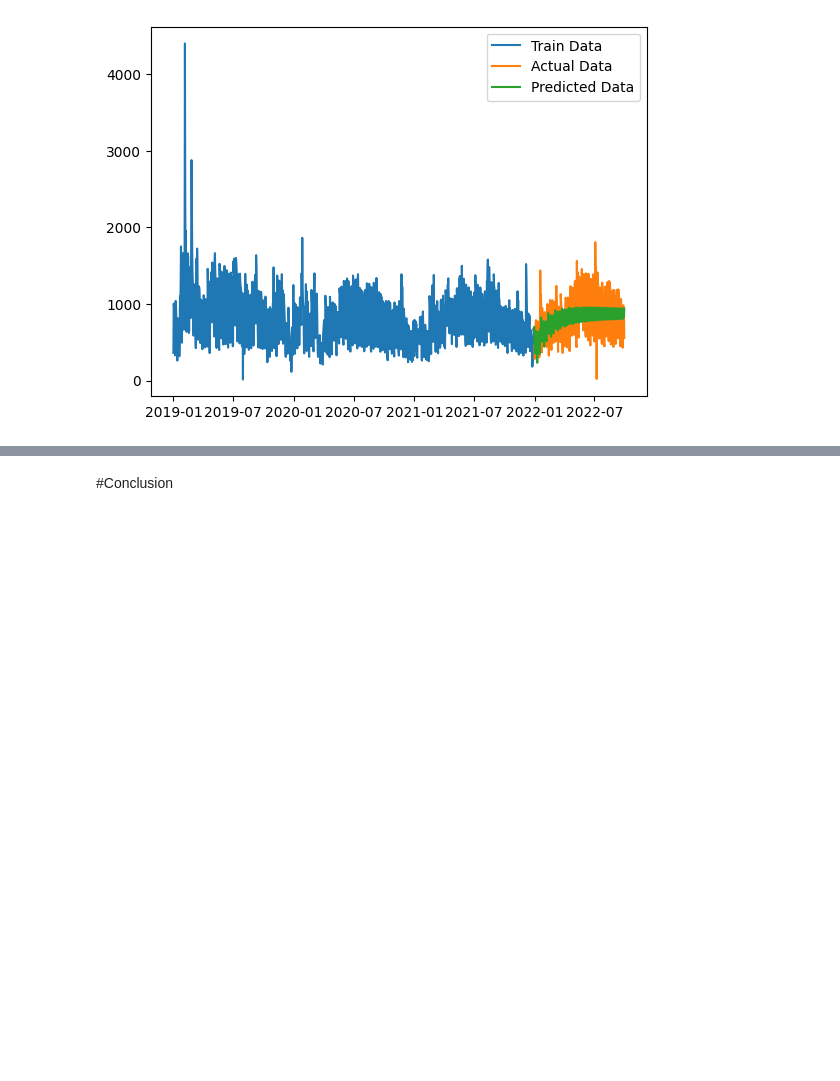
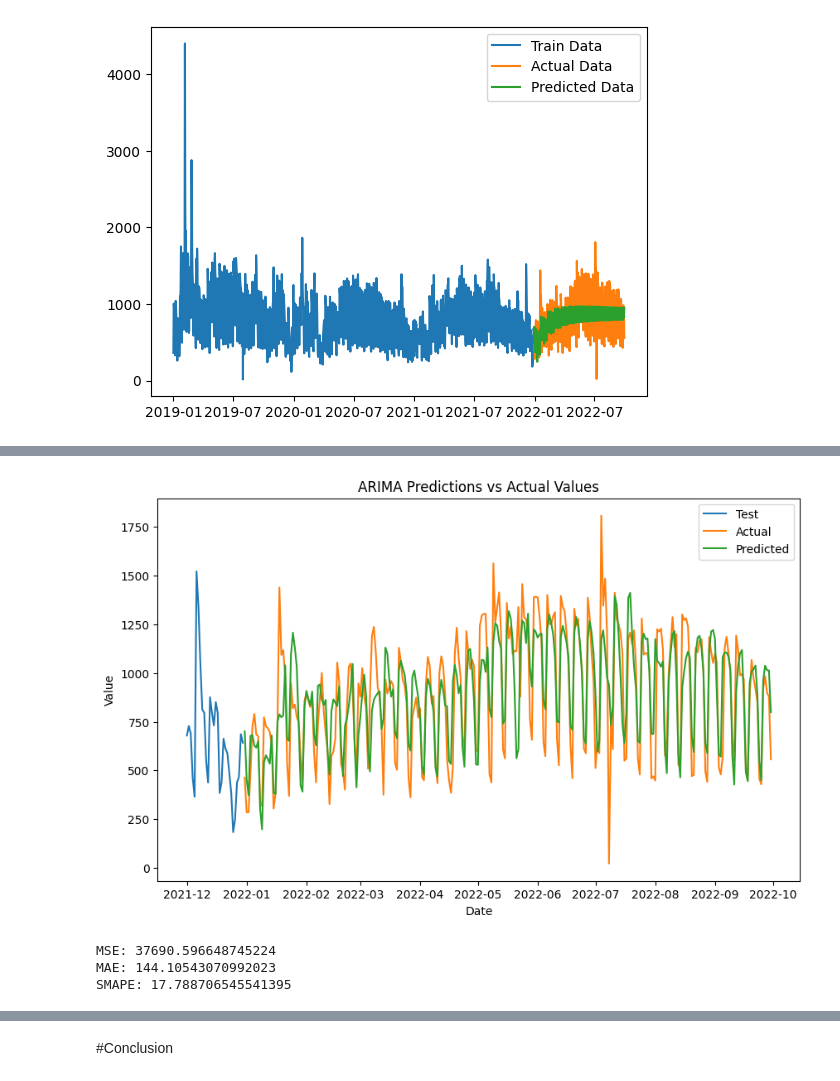
Before and after one commit to shashi3876/Ottawa_Data, a Jupyter notebook: Ottawa_Data_Time_Series_Analysis.ipynb, the cells around one changed output, grey strips where cells are left out. Cells and saved outputs as stored; diff of their text form; code cells hidden in the pictures; blank space fills up the shorter version.

```diff
--- a/Ottawa_Data_Time_Series_Analysis.ipynb
+++ b/Ottawa_Data_Time_Series_Analysis.ipynb
@@ -306,0 +327,48 @@ ValueError: ignored
+# %%
+history = [x for x in train_data]
+predictions = []
+pos = 0
+forecast_horizon = 7  # Number of days to forecast
+
+while pos < len(test_data):
+    model = ARIMA(history, order=(p, d, q))
+    model_fit = model.fit()
+
+    # Calculate the forecast horizon based on remaining days
+    end_index = min(len(history)+forecast_horizon, len(train_data)+len(test_data)) - 1
+    #print(f'Start is {len(history)} end is {end_index}')
+    output = model_fit.predict(start=len(history), end=end_index)
+    yhat = output.tolist()
+    predictions.extend(yhat)
+
+    obs = test_data[pos:min(pos + forecast_horizon, len(test_data))]
+    history.extend(obs)
+    pos += forecast_horizon
+# %%
+# plot actual and predicted values for last 30 days of test data
+plt.figure(figsize=(10, 6))
+plt.plot(train_data.index[-30:], train_data[-30:], label='Test')
+plt.plot(test_data.index, test_data, label='Actual')
+plt.plot(test_data.index, predictions, label='Predicted')
+plt.legend()
+plt.xlabel('Date')
+plt.ylabel('Value')
+plt.title('ARIMA Predictions vs Actual Values')
+plt.show()
+# %% [output]
+[figure, added]
+# %%
+approach3=predictions
+
+mse_3 = mean_squared_error(test_data, predictions)
+print("MSE:", mse_3)
+
+mae_3 = mean_absolute_error(test_data, predictions)
+print('MAE:',mae_3)
+
+smape_3 = smape(test_data, predictions)
+print("SMAPE:", smape_3)
+# %% [output]
+MSE: 37690.596648745224
+MAE: 144.10543070992023
+SMAPE: 17.788706545541395
```
Also changed, not shown: parts of 17 cells of this notebook.
